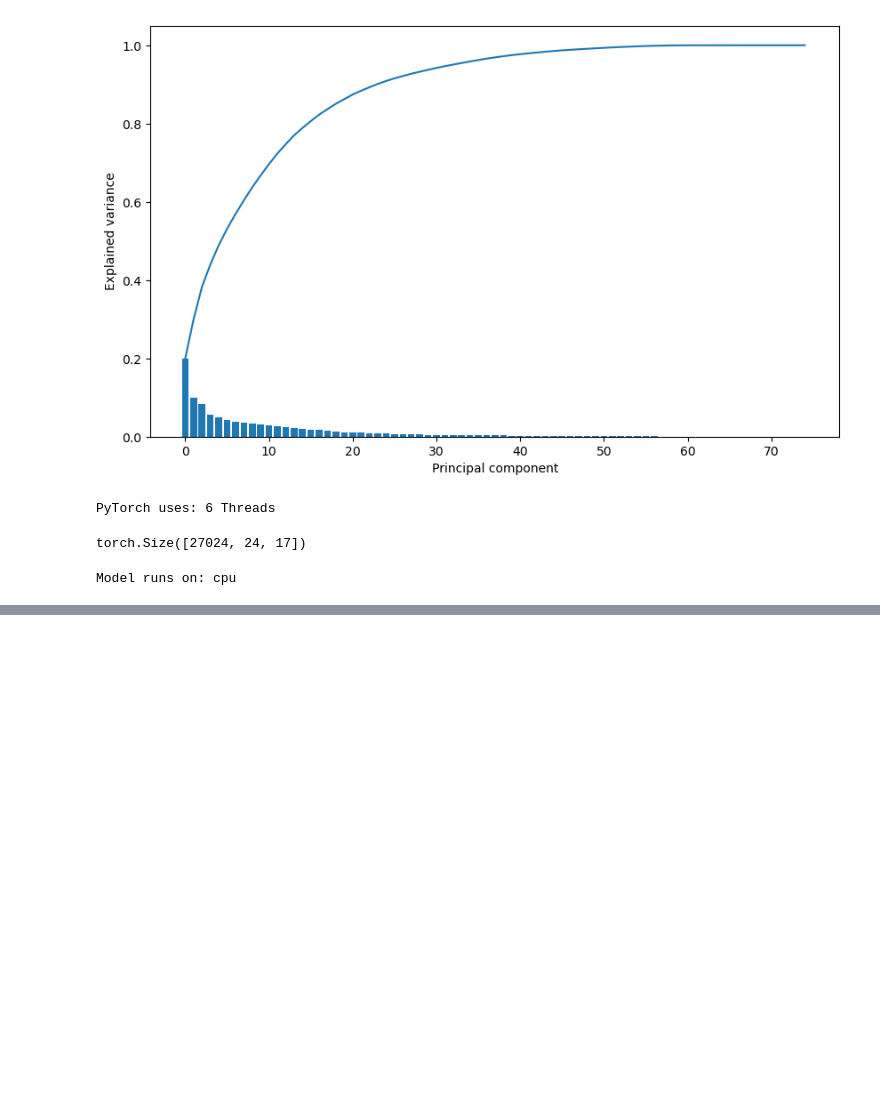
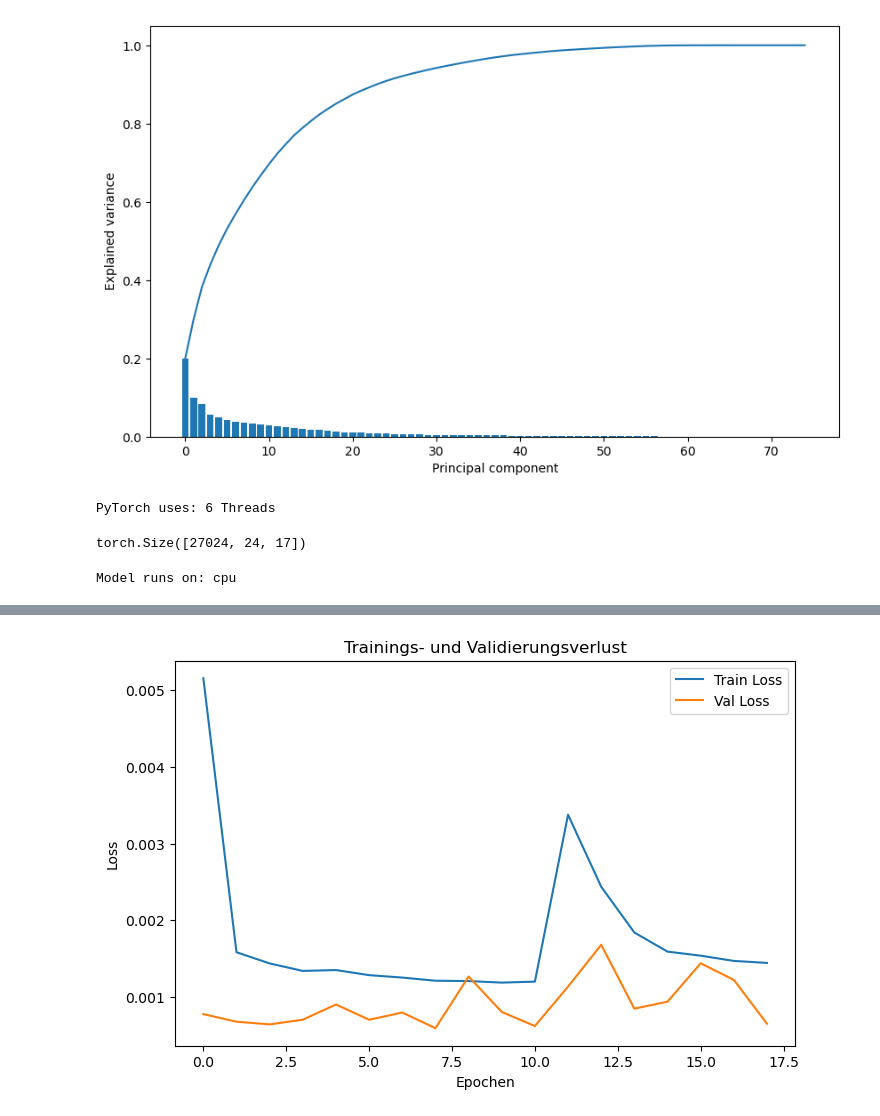
Before and after one commit to maxwebcloud/ep_forecasting, a Jupyter notebook: phased_lstm_pytorch.ipynb, the cells around one changed output, grey strips where cells are left out. Saved outputs shown, nothing was run; the diff lists cells and outputs as text; code cells hidden in the pictures; blank space fills up the shorter version.

Commit message:
Current state all models

```diff
--- a/phased_lstm_pytorch.ipynb
+++ b/phased_lstm_pytorch.ipynb
@@ -144,7 +144,7 @@ class PhasedLSTMModel(nn.Module):
         self.fc2 = nn.Linear(hp['dense_units'], 1)
 
     def forward(self, x):
-        out, _ = self.plstm(x)  # ← Output korrekt extrahiert
+        out= self.plstm(x)  # ← Output korrekt extrahiert
         out = self.dropout1(out)
         out = out[:, -1, :]
         out = self.fc1(out)
@@ -254,11 +260,9 @@ with open("best_hp_all_models/best_hp_plstm.json", "r") as f:
     best_hp = json.load(f)
 # %%
 # Bestes Modell mit den gefundenen Hyperparametern trainieren
-best_hp = study.best_trial.params
-final_model = PLSTM(input_size=X_train.shape[2], hp=best_hp)
+final_model = PhasedLSTMModel(input_size=X_train.shape[2], hp=best_hp).to(device)
 criterion = nn.MSELoss()
-optimizer = torch.optim.Adam(final_model.parameters(), lr=best_hp['learning_rate'], weight_decay=best_hp['weight_decay'])
-
+optimizer = torch.optim.Adam(final_model.parameters(), lr=best_hp['learning_rate'])
 num_epochs = 50
 train_loss_history = []
 val_loss_history = []
@@ -319,2 +341,3 @@ TypeError: __init__() got an unexpected keyword argument 'input_size'
+[figure, added]
 # %%
 # load trained model
```
Also changed, not shown: parts of 5 cells of this notebook, 3 other files.
